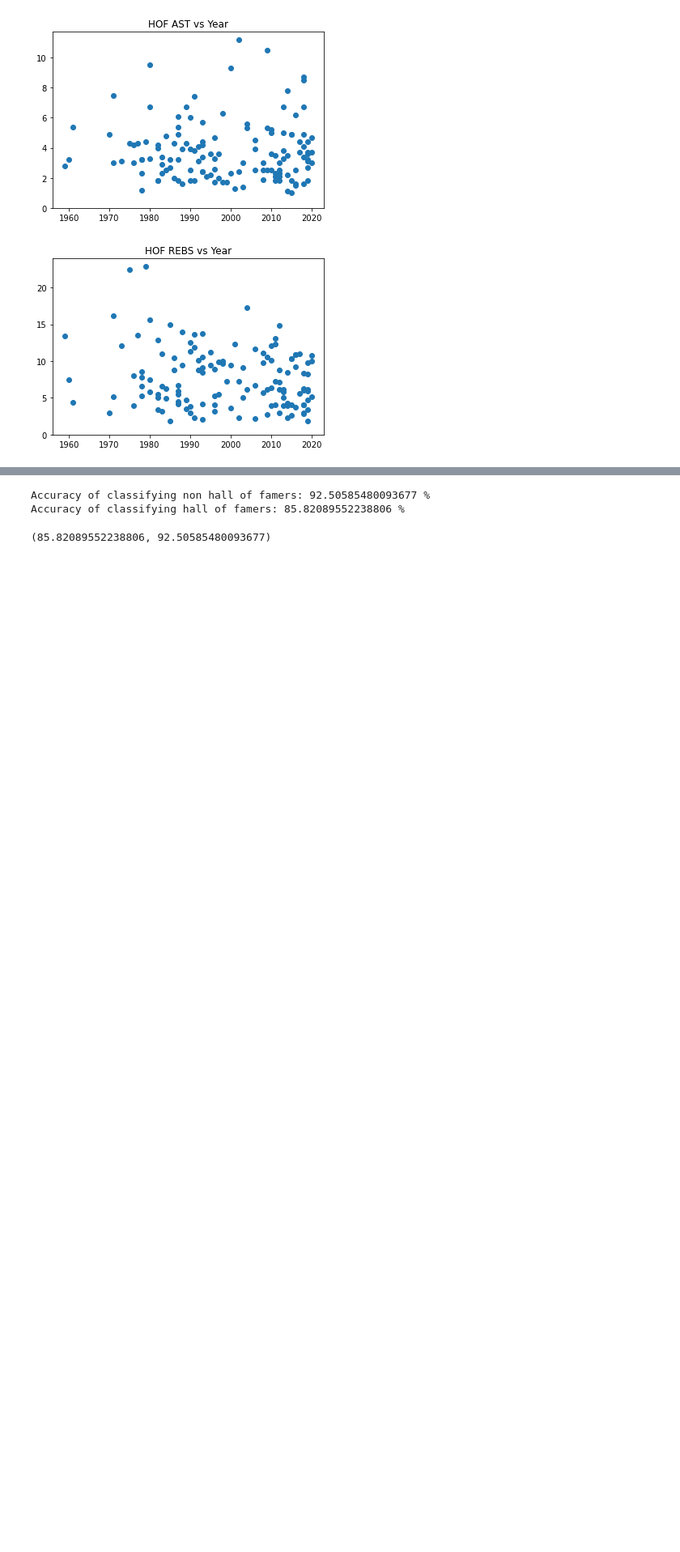
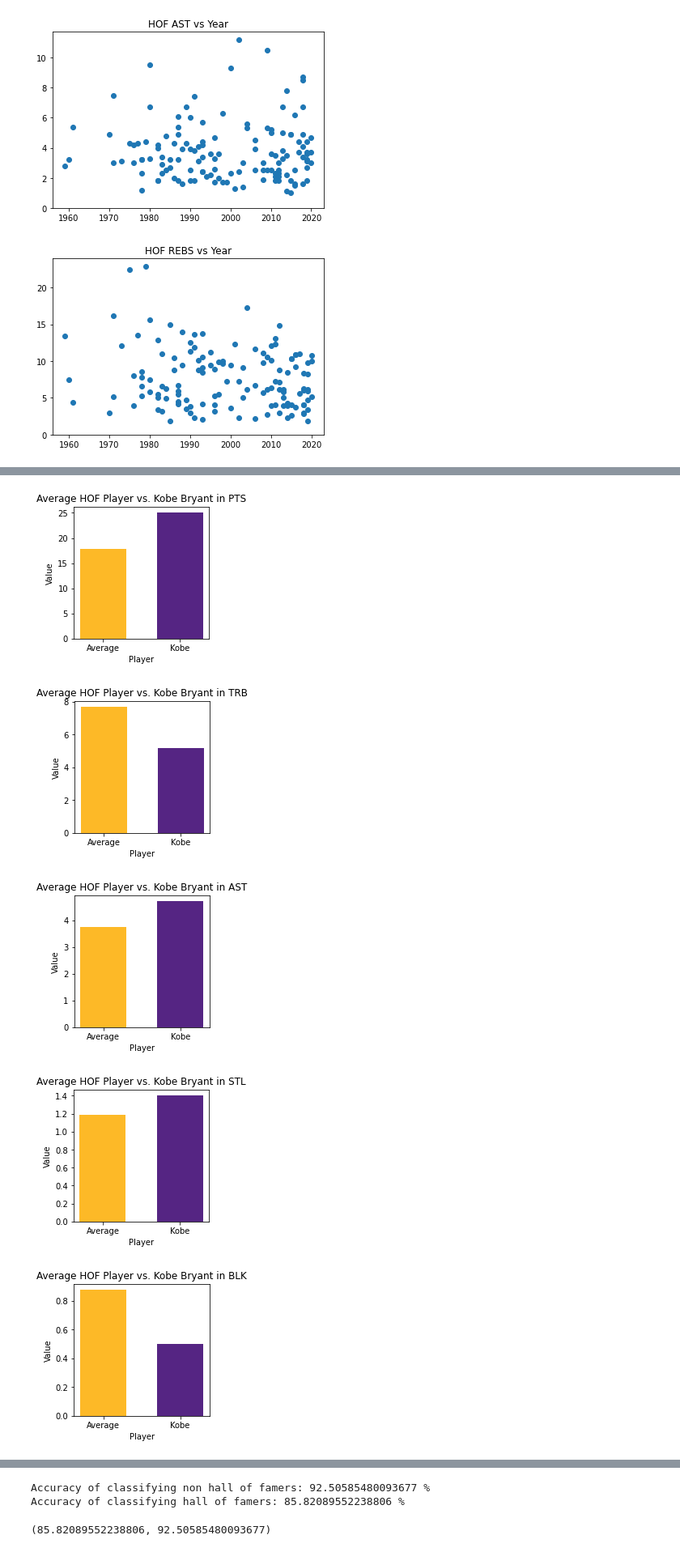
Before and after one commit to surmud/NBA-Hall-of-fame-predictor, a Jupyter notebook: hof.ipynb, the cells around one changed output, grey strips where cells are left out. Shown at 81% size. Cells and saved outputs as stored; diff of their text form; code cells hidden in the pictures; blank space fills up the shorter version.

```diff
--- a/hof.ipynb
+++ b/hof.ipynb
@@ -228,21 +243,3 @@ def get_player_stats(hof_df, player_name):
     for i, row in hof_df.iterrows():
         if row['Name'] == player_name:
             return [float(row['PTS']), float(row['TRB']), float(row['AST']), float(row['STL']), float(row['BLK'])]
-# %%
-#In this example we will be examining a NBA player who many experts and analysts deem "great" to see how great of a basketball player such as Kobe Bryant compares to the average Hall of Fame stats
-
-kobe_stats = get_player_stats(hof_df, 'Kobe Bryant')
-categories = ['PTS', 'TRB', 'AST', 'STL', 'BLK']
-# set width of bars
-
-for i in range(len(categories)):
-    fig = plt.figure(figsize = (4, 4))
-    plt.bar(['Average', 'Kobe'], [avg_stats[i], kobe_stats[i]], color ='blue',
-            width = 0.8)
-
-    plt.xlabel("Player")
-    plt.ylabel("Value")
-    plt.title("Average HOF Player vs. Kobe Bryant in " + str(categories[i]))
-    plt.show()
-
-# Based on the graphs comparing the average HOF player and Kobe Bryant in a variety of categories we can see that Kobe Bryant was better offensively than the average HOF player with a higher PTS, and AST. He was however not as effective (compared to the average HOF player) in two main categories, both defenisve, and they were blocks and rebounds. What this shows is that exceptionally good players such as Kobe Bryant did not have to be the greatest defensively to be admitted to the HOF.
@@ -362,0 +332,18 @@ nba_df.head()
+# %%
+kobe_stats = get_player_stats(hof_df, 'Kobe Bryant')
+categories = ['PTS', 'TRB', 'AST', 'STL', 'BLK']
+
+for i in range(len(categories)):
+    fig = plt.figure(figsize=(3, 3))
+    plt.bar(['Average', 'Kobe'], [avg_stats[i], kobe_stats[i]], color =['#fdb927', '#552583'],width = 0.6)
+
+    plt.xlabel("Player")
+    plt.ylabel("Value")
+    plt.title("Average HOF Player vs. Kobe Bryant in " + str(categories[i]))
+    plt.show()
+# %% [output]
+[figure, added]
+[figure, added]
+[figure, added]
+[figure, added]
+[figure, added]
```
Also changed, not shown: parts of 38 cells of this notebook.
